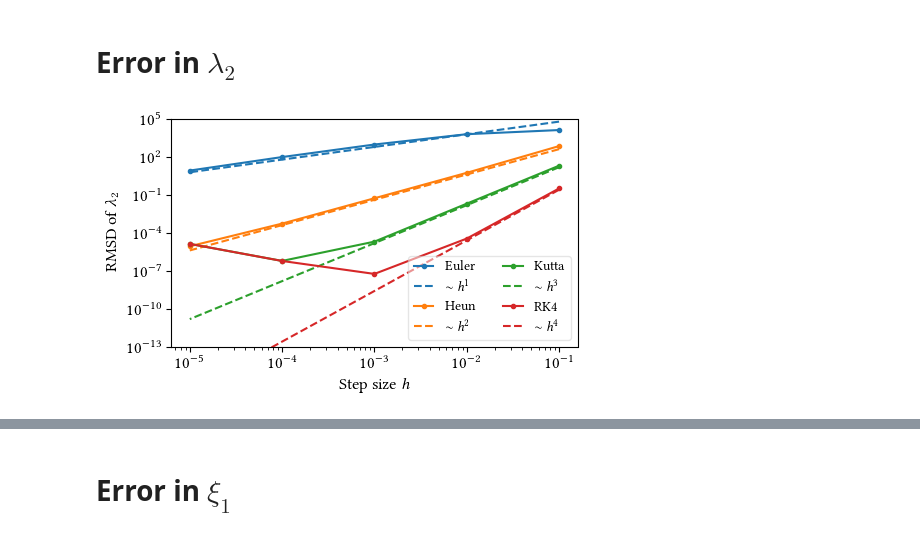
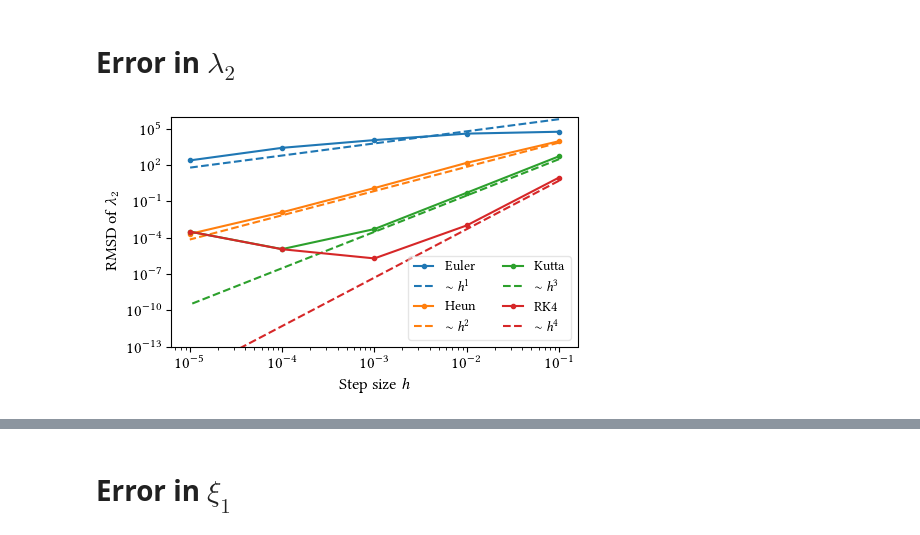
Before and after one commit to arnemagnus/physics_project, a Jupyter notebook: notebooks/doublegyre/calculate_errors_haller_effect.ipynb, the cells around one changed output, grey strips where cells are left out. Saved outputs shown, nothing was run; the diff lists cells and outputs as text; code cells hidden in the pictures.

```diff
--- a/notebooks/doublegyre/calculate_errors_haller_effect.ipynb
+++ b/notebooks/doublegyre/calculate_errors_haller_effect.ipynb
@@ -477,16 +552,16 @@ plt.tight_layout()
 # %%
 fig = plt.figure(1,figsize=(5.05,3.1))
 plot = fig.add_subplot(111)
-l, = plot.plot(LCS_ref[0].tailcut_traj()[0],LCS_ref[0].tailcut_traj()[1],c='tomato',label=r'\textnormal{Reference}')
+l, = plot.plot(LCS_ref[0].tailcut_traj()[0],LCS_ref[0].tailcut_traj()[1],lw=1,c='tomato',label=r'\textnormal{Reference}')
 for LCS in LCS_ref[1:]:
-    plot.plot(LCS.tailcut_traj()[0],LCS.tailcut_traj()[1],c=l.get_color(),label='_nolegend_')
-j_int = 0
+    plot.plot(LCS.tailcut_traj()[0],LCS.tailcut_traj()[1],lw=1,c=l.get_color(),label='_nolegend_')
+j_int = 3
 integrator = singlestep_integrators[j_int]
 for counter,h in enumerate(hs[::-1]):
     LCS_curr = np.load('precomputed_lcs/{}/lcs_h={}_max_iter=10000_stride=0.001_l_f_max=0.2_l_min=1.0_tol_alpha=1e-06.npy'.format(integrator.__name__,h))
-    l, = plot.plot(LCS_curr[0].tailcut_traj()[0],LCS_curr[0].tailcut_traj()[1],label=r'$h=10^{{{{-}}{}}}$'.format(5-counter))
+    l, = plot.plot(LCS_curr[0].tailcut_traj()[0],LCS_curr[0].tailcut_traj()[1],lw=1,label=r'$h=10^{{{{-}}{}}}$'.format(5-counter))
     for LCS in LCS_curr[1:]:
-        plot.plot(LCS.tailcut_traj()[0],LCS.tailcut_traj()[1],c=l.get_color(),label='_nolegend_')
+        plot.plot(LCS.tailcut_traj()[0],LCS.tailcut_traj()[1],lw=1,c=l.get_color(),label='_nolegend_')
 leg = plot.legend(bbox_to_anchor=(0.725, 0.85), loc='upper left', ncol=1,fontsize=10,markerscale=4,handlelength=0.5)
 leg.get_frame().set_alpha(0.5)
 plot.tick_params(axis='both', which='major', labelsize=12)
@@ -495,4 +570,5 @@ plt.xlim(0,2)
 plt.ylim(0,1)
 plt.tight_layout()
 plt.savefig('lcs_figures/{}.pgf'.format(integrator.__name__))
+#plt.savefig('lcs_figures/{}.png'.format(integrator.__name__),dpi=350)
 # %% [output]
@@ -639,14 +716,14 @@ plt.loglog(hs,lmbd1_err)
 # %% [markdown]
 # Error in advection
 # %%
-singlestep_adv_errs = [np.load('errors/{}/adv_errs.npy'.format(integrator.__name__)) for integrator in singlestep_integrators]
-embedded_adv_errs = [np.load('errors/{}/adv_errs.npy'.format(integrator.__name__)) for integrator in embedded_integrators]
+singlestep_adv_errs = [np.load('errors/{}/adv_errs_rms.npy'.format(integrator.__name__)) for integrator in singlestep_integrators]
+embedded_adv_errs = [np.load('errors/{}/adv_errs_rms.npy'.format(integrator.__name__)) for integrator in embedded_integrators]
 # %%
 fig = plt.figure(1,figsize=(5.05,3.1))
 plot = fig.add_subplot(111)
 
 names = ['Euler','Heun','Kutta','RK4']
-scales = [5e0,5e-1,2.5e-1,2.5e-2]
+scales = [3e1,1e1,2.5e0,2.5e-1]
 
 for j,err in enumerate(singlestep_adv_errs):
     l,=plot.plot(hs,err,marker='.',label='{}'.format(names[j]))
@@ -656,11 +733,12 @@ plot.tick_params(axis='both', which='major', labelsize=12)
 plot.tick_params(axis='both', which='minor', labelsize=10)
 plot.set_yscale('log')
 plot.set_xscale('log')
-plot.set_ylim(1e-19,1)
+plot.set_ylim(1e-19,10)
 leg = plot.legend(loc='lower right', ncol=2,fontsize=10,markerscale=1,handlelength=1.4)
 leg.get_frame().set_alpha(0.5)
 plot.set_xlabel(r'Step size $h$',fontsize=12)
 plot.set_ylabel(r'RMSD of flow map',fontsize=12)
 plt.tight_layout()
 plt.savefig('error_plots/advection_errors_fixed_steplength.pgf')
+#plt.savefig('error_plots/advection_errors_fixed_steplength.png',dpi=350)
 # %% [output]
@@ -726,32 +857,32 @@ np.shape(singlestep_lmbd1_errs)
 # %% [markdown]
 # Error in $\lambda_{2}$
 # %%
-singlestep_lmbd2_errs = [np.load('errors/{}/lmbd2_errs.npy'.format(integrator.__name__)) for integrator in singlestep_integrators]
-embedded_lmbd2_errs = [np.load('errors/{}/lmbd2_errs.npy'.format(integrator.__name__)) for integrator in embedded_integrators]
+singlestep_lmbd2_errs = [np.load('errors/{}/lmbd2_errs_rms.npy'.format(integrator.__name__)) for integrator in singlestep_integrators]
+embedded_lmbd2_errs = [np.load('errors/{}/lmbd2_errs_rms.npy'.format(integrator.__name__)) for integrator in embedded_integrators]
 # %%
 fig = plt.figure(1,figsize=(5.05,3.1))
 plot = fig.add_subplot(111)
 
 names = ['Euler','Heun','Kutta','RK4']
-scales = [6e5,4e4,1.5e4,2.5e3]
+scales = [6e6,7e5,3e5,5e4]
 
 for j,err in enumerate(singlestep_lmbd2_errs):
     l,=plot.plot(hs,err,marker='.',label='{}'.format(names[j]))
     plot.plot(hs,scales[j]*hs**(j+1),'--',c=l.get_color(),label=r'$\sim h^{}$'.format(j+1))
 
 plot.tick_params(axis='both', which='major', labelsize=12)
 plot.tick_params(axis='both', which='minor', labelsize=10)
 plot.set_yscale('log')
 plot.set_xscale('log')
-plot.set_ylim(1e-13,1e5)
+plot.set_ylim(1e-13,1e6)
 leg = plot.legend(loc='best', ncol=2,fontsize=10,markerscale=1,handlelength=1.4)
 leg.get_frame().set_alpha(0.5)
 plot.set_xlabel(r'Step size $h$',fontsize=12)
 plot.set_ylabel(r'RMSD of $\lambda_{2}$',fontsize=12)
 plt.tight_layout()
 plt.savefig('error_plots/eigenvalue2_errors_fixed_steplength.pgf')
 # %% [output]
-[figure, old version]
+[figure, new version]
 # %%
 fig = plt.figure(1,figsize=(5.05,3.1))
 plot = fig.add_subplot(111)
```
Also changed, not shown: parts of 26 cells of this notebook, 47 other files.
